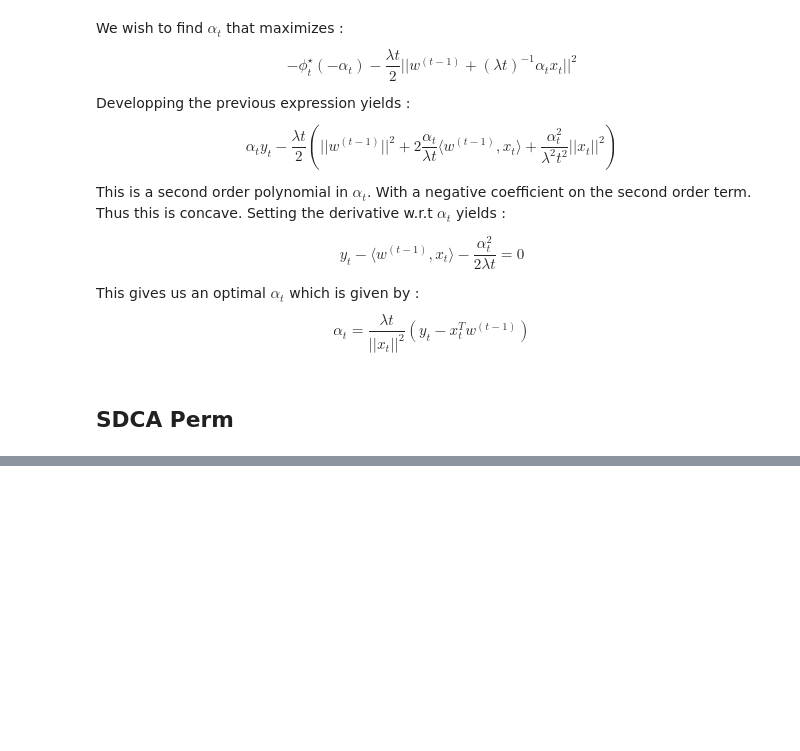
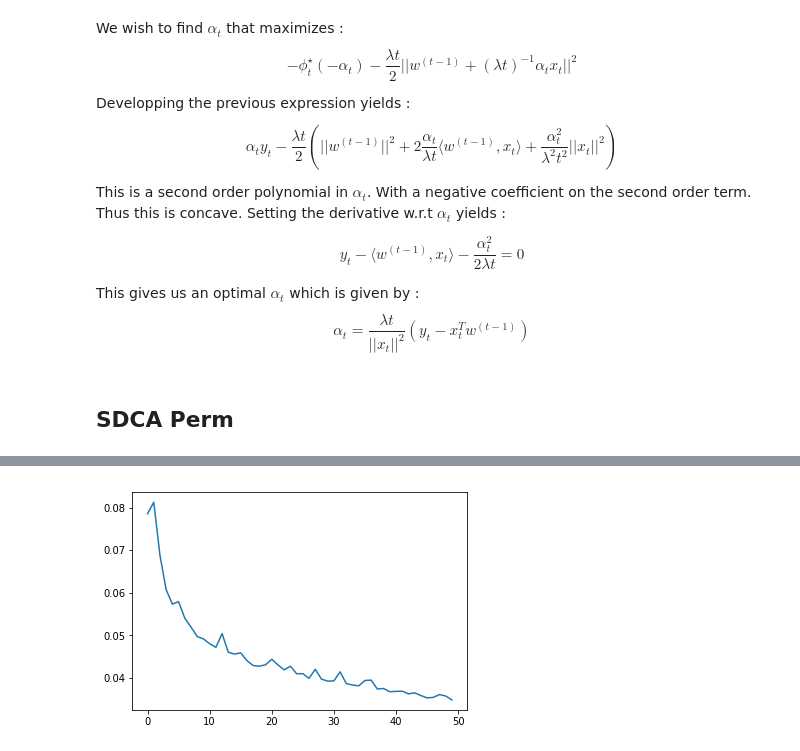
Before and after one commit to BoucheDimitri/SOADML, a Jupyter notebook: SDCA.ipynb, the cells around one changed output, grey strips where cells are left out. Saved outputs shown, nothing was run; the diff lists cells and outputs as text; code cells hidden in the pictures; blank space fills up the shorter version.

```diff
--- a/SDCA.ipynb
+++ b/SDCA.ipynb
@@ -240,0 +333,5 @@ plt.show()
+# %%
+plt.plot(gaps)
+plt.show()
+# %% [output]
+[figure, added]
```
Also changed, not shown: parts of 22 cells of this notebook.
